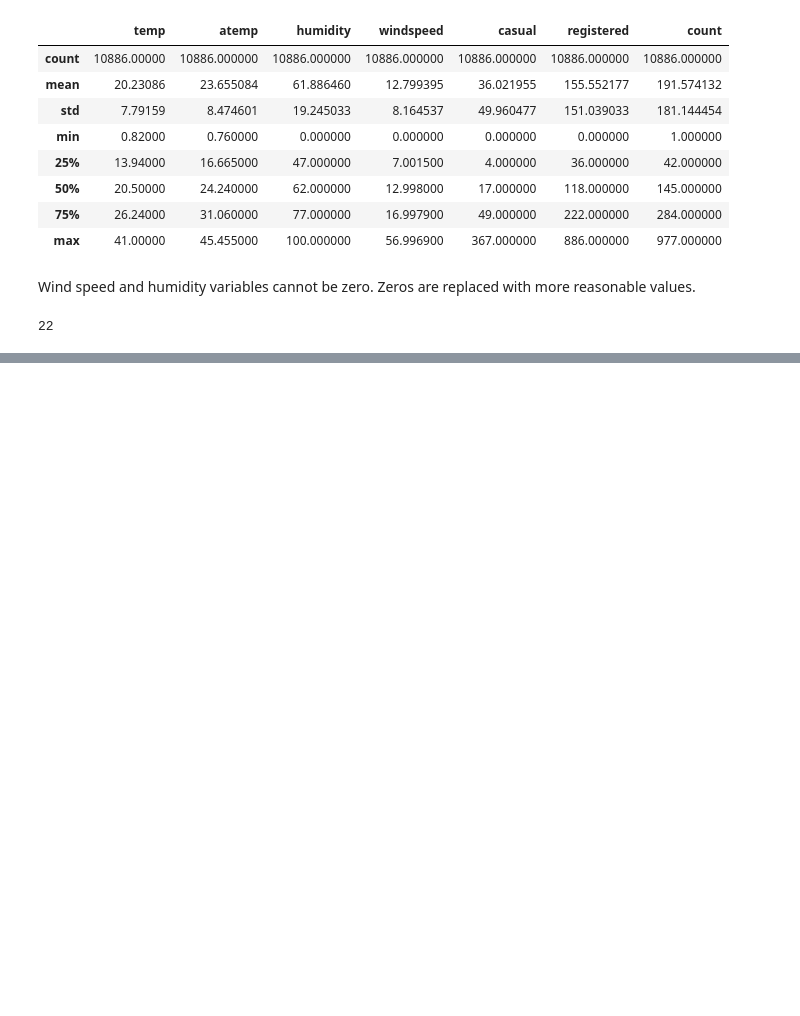
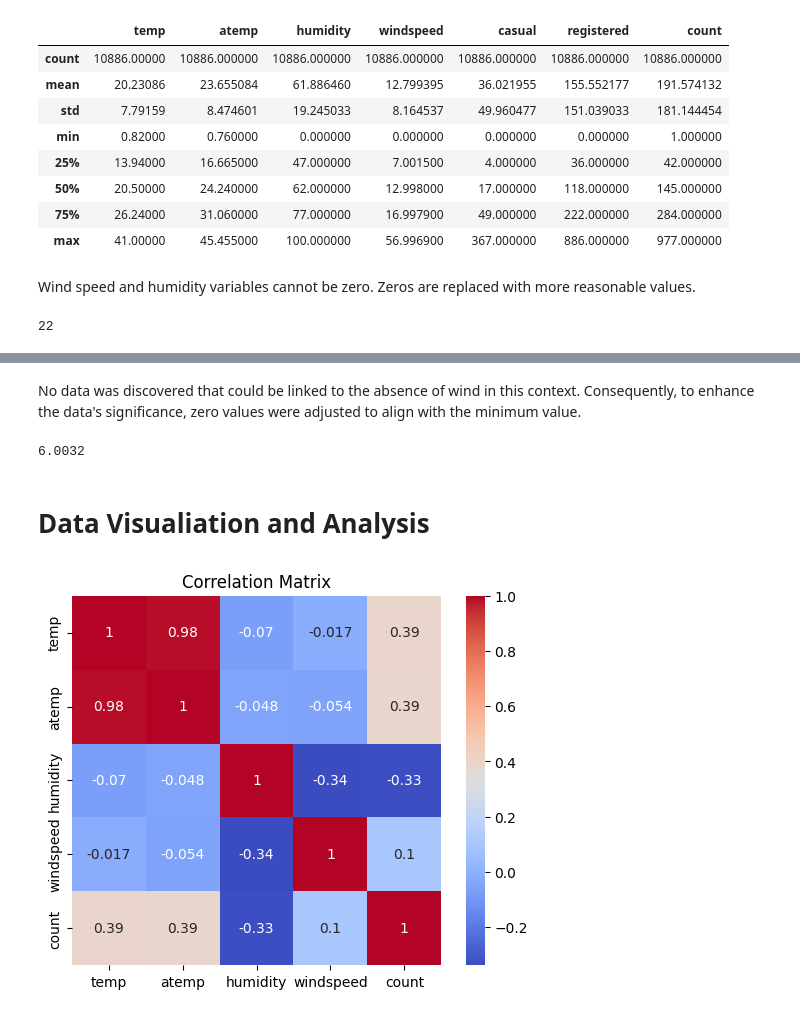
Before and after one commit to beriaacan/Predict-Bike-Demand, a Jupyter notebook: Predict_Bike_Demand.ipynb, the cells around one changed output, grey strips where cells are left out. Cells and saved outputs as stored; diff of their text form; code cells hidden in the pictures; blank space fills up the shorter version.

```diff
--- a/Predict_Bike_Demand.ipynb
+++ b/Predict_Bike_Demand.ipynb
@@ -312,0 +313,12 @@ data.describe()
+# %%
+# Filter rows where the weather is 'Rain'
+rain_weather = data[data['weather'] == 'Rain']
+
+# Calculate the mean humidity for rows with 'Rain' weather
+mean_rain_weather_humidity = rain_weather['humidity'].mean()
+
+# Replace 0 values in the 'humidity' column with the calculated mean for 'Rain' weather
+data['humidity'] = data['humidity'].replace(0, mean_rain_weather_humidity)
+
+# Check the minimum value in the 'humidity' column after replacing 0 values
+data['humidity'].min()
@@ -312,0 +353,22 @@ data.describe()
+# %% [markdown]
+No data was discovered that could be linked to the absence of wind in this context. Consequently, to enhance the data's significance, zero values were adjusted to align with the minimum value.
+# %%
+# Replace zero 'windspeed with the values above or below
+data['windspeed'] = data['windspeed'].replace(0, method='ffill').replace(0, method='bfill')
+
+# Check the minimum value in the 'windspeed' column after replacing 0 values
+data['windspeed'].min()
+# %% [output]
+6.0032
+# %% [markdown]
+<h1> Data Visualiation and Analysis </h1>
+# %%
+# Calculate the correlation matrix for the selected numerical features in the 'data' DataFrame.
+correlation_matrix = data[['temp', 'atemp', 'humidity', 'windspeed', 'count']].corr()
+
+# Plot the correlation matrix as a heatmap
+sns.heatmap(correlation_matrix,annot=True,  cmap='coolwarm', square=True)
+plt.title('Correlation Matrix')
+plt.show()
+# %% [output]
+[figure, added]
```
Also changed, not shown: parts of 19 cells of this notebook.
